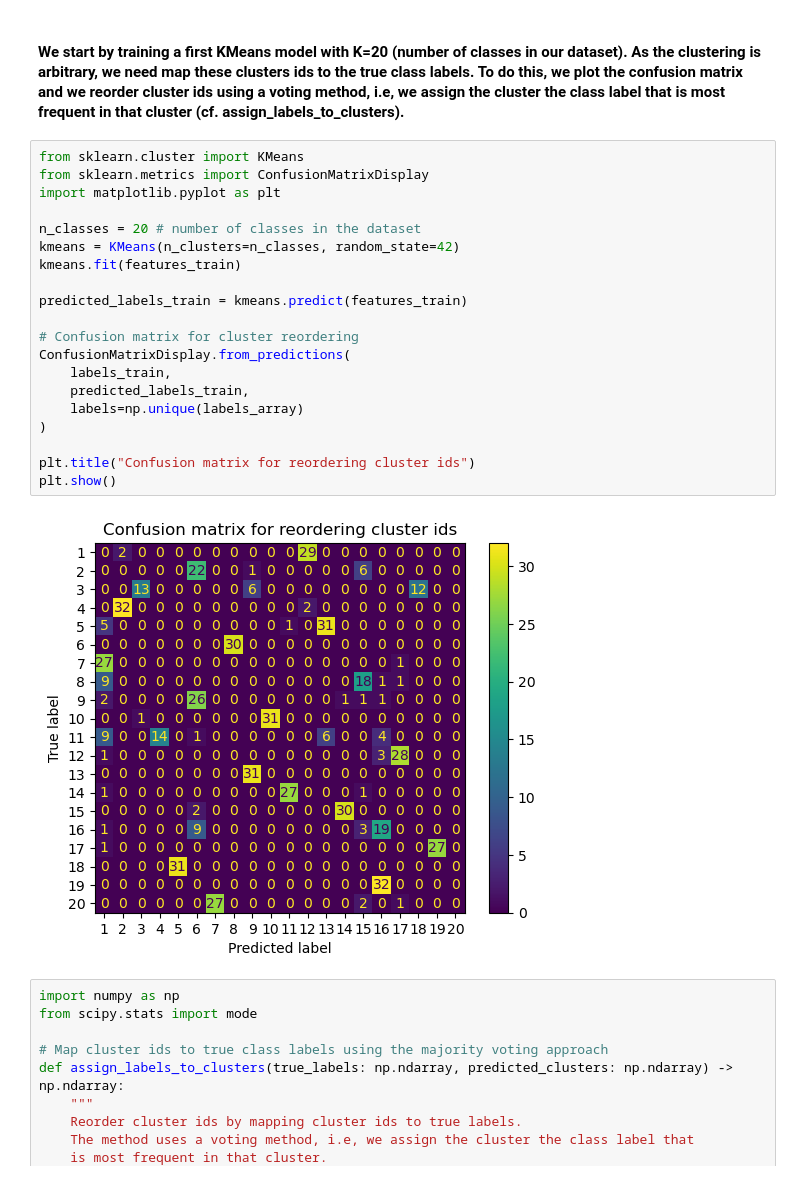
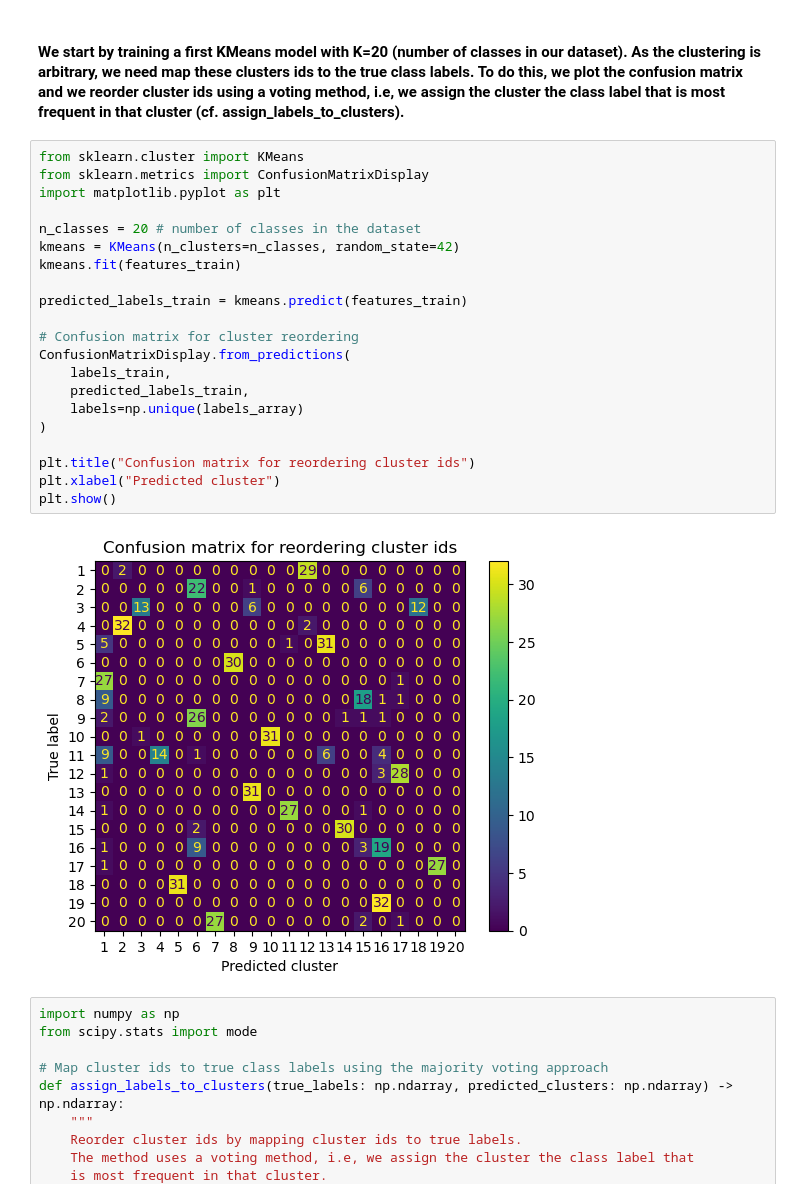
Before and after one commit to Sofiane-Sif/histopathology-ML-analysis, a Jupyter notebook: Assignment1.ipynb, the cells around one changed output. Cells and saved outputs as stored; diff of their text form.

```diff
--- a/Assignment1.ipynb
+++ b/Assignment1.ipynb
@@ -142,25 +142,26 @@ Test set shapes: (78, 1024) (78,)
 # %%
 from sklearn.cluster import KMeans
 from sklearn.metrics import ConfusionMatrixDisplay
 import matplotlib.pyplot as plt
 
 n_classes = 20 # number of classes in the dataset
 kmeans = KMeans(n_clusters=n_classes, random_state=42)
 kmeans.fit(features_train)
 
 predicted_labels_train = kmeans.predict(features_train)
 
 # Confusion matrix for cluster reordering
 ConfusionMatrixDisplay.from_predictions(
     labels_train,
     predicted_labels_train,
     labels=np.unique(labels_array)
 )
 
 plt.title("Confusion matrix for reordering cluster ids")
+plt.xlabel("Predicted cluster")
 plt.show()
 # %% [output]
-[figure, old version]
+[figure, new version]
 # %%
 import numpy as np
 from scipy.stats import mode
```
Also changed, not shown: parts of 20 cells of this notebook.
